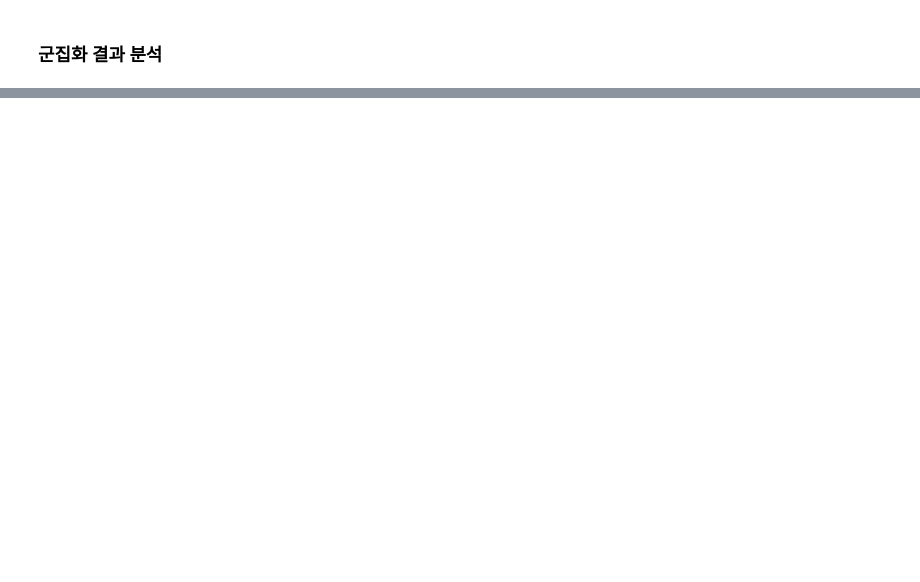
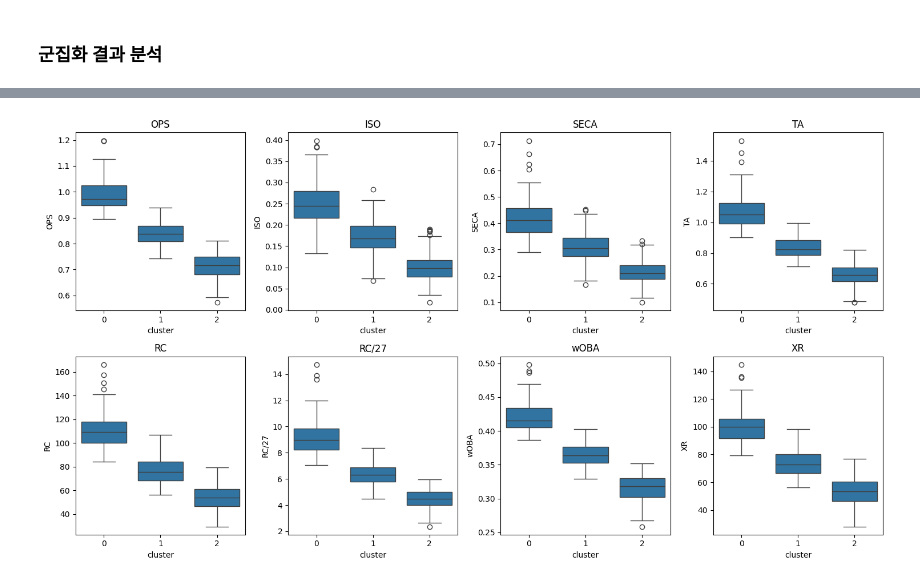
Before and after one commit to jimmynkim/MS_MachineLearning, a Jupyter notebook: 07_군집화_프로야구/07_군집화_프로야구_실습.ipynb, the cells around one changed output, grey strips where cells are left out. Drawn from its saved outputs; the diff is of its cells as text; code cells hidden in the pictures; blank space fills up the shorter version.

```diff
--- a/07_군집화_프로야구/07_군집화_프로야구_실습.ipynb
+++ b/07_군집화_프로야구/07_군집화_프로야구_실습.ipynb
@@ -12,9 +35,9 @@ np.set_printoptions(suppress=True,  # 지수 표기법 억제 (예: 1e-10 대신
 # %% [markdown]
 ### 데이터 준비
 # %%
-hitter1 = pd.read_csv('data/2000_2001_hitter.csv')
-hitter2 = pd.read_csv('data/2002_2013_hitter.csv')
-hitter3 = pd.read_csv('data/2014_hitter.csv')
+hitter1 = pd.read_csv('C:/Users/EL087/Desktop/MS_MachineLearning/data/2000_2001_hitter.csv')
+hitter2 = pd.read_csv('C:/Users/EL087/Desktop/MS_MachineLearning/data/2002_2013_hitter.csv')
+hitter3 = pd.read_csv('C:/Users/EL087/Desktop/MS_MachineLearning/data/2014_hitter.csv')
 
 # 데이터프레임 병합
 df = pd.concat([hitter1, hitter2, hitter3],
@@ -90,0 +215,8 @@ for k in range(2,7):
+# %%
+# -----------------------
+# k-means clustering
+# -----------------------
+from sklearn.cluster import KMeans
+km = KMeans(n_clusters=3, random_state=42)
+km.fit(X_scaled)
+cluster = km.labels_
@@ -94,3 +228,5 @@ for k in range(2,7):
 # -----------------------
 # 군집 라벨을 데이터프레임의 컬럼으로 추가
 # -----------------------
+X['cluster'] = cluster
+X.head()
@@ -101,0 +240,16 @@ for k in range(2,7):
+# %%
+# cols 변수 정의: 군집 분석에 사용된 8개의 타격 지표
+cols = ['OPS', 'ISO', 'SECA', 'TA', 'RC', 'RC/27', 'wOBA', 'XR']
+# %%
+# ---------------------------
+# 군집의 특성 분석
+#   - 군집별 데이터 분포 확인
+# ---------------------------
+plt.figure(figsize=(15,8))
+for i, col in enumerate(cols):
+    plt.subplot(2,4,i+1)
+    sns.boxplot(x='cluster', y=col, data=X)
+    plt.title(col)
+plt.tight_layout()
+# %% [output]
+[figure, added]
```
Also changed, not shown: parts of 34 cells of this notebook, 1 other file.
